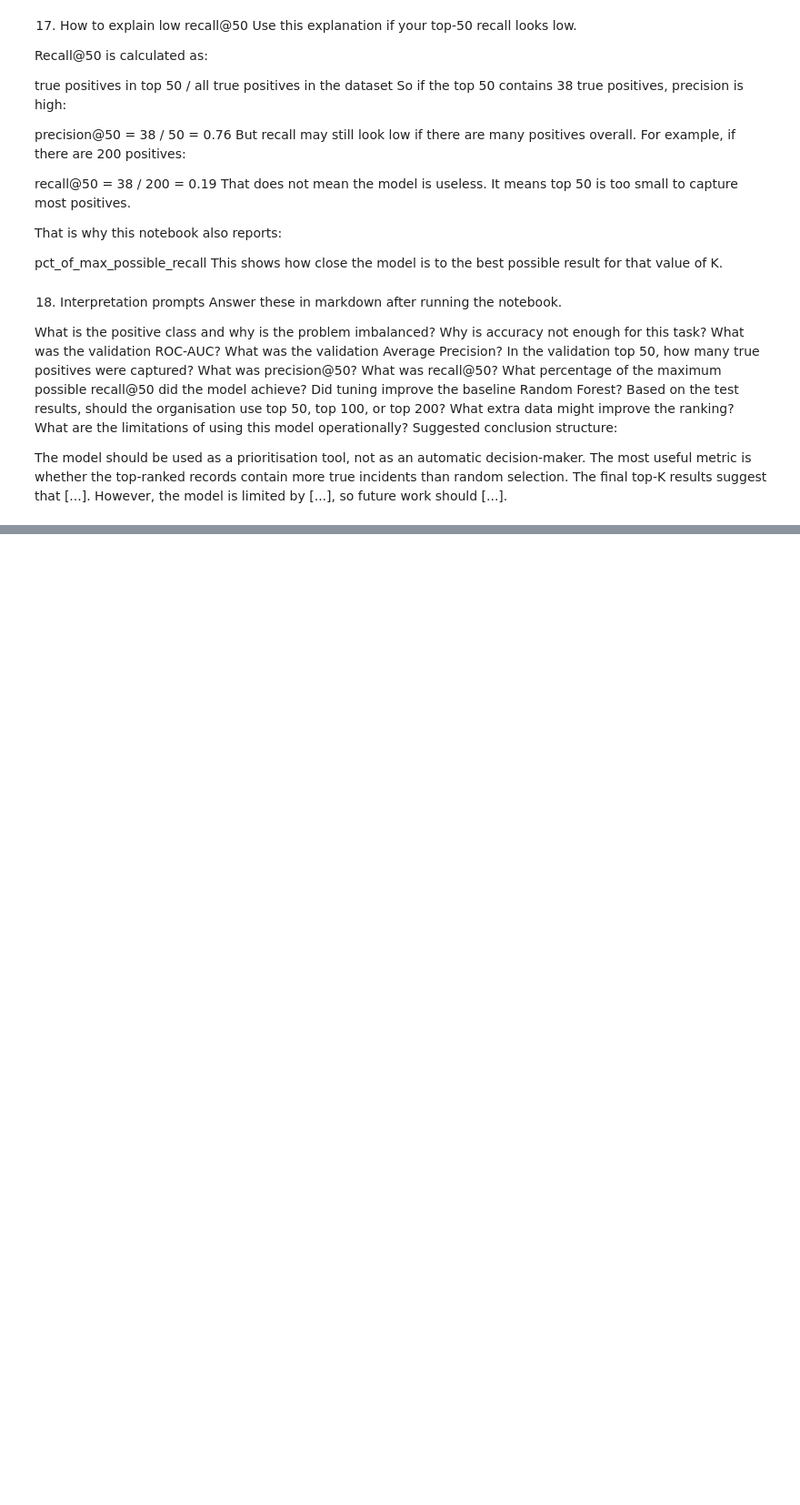
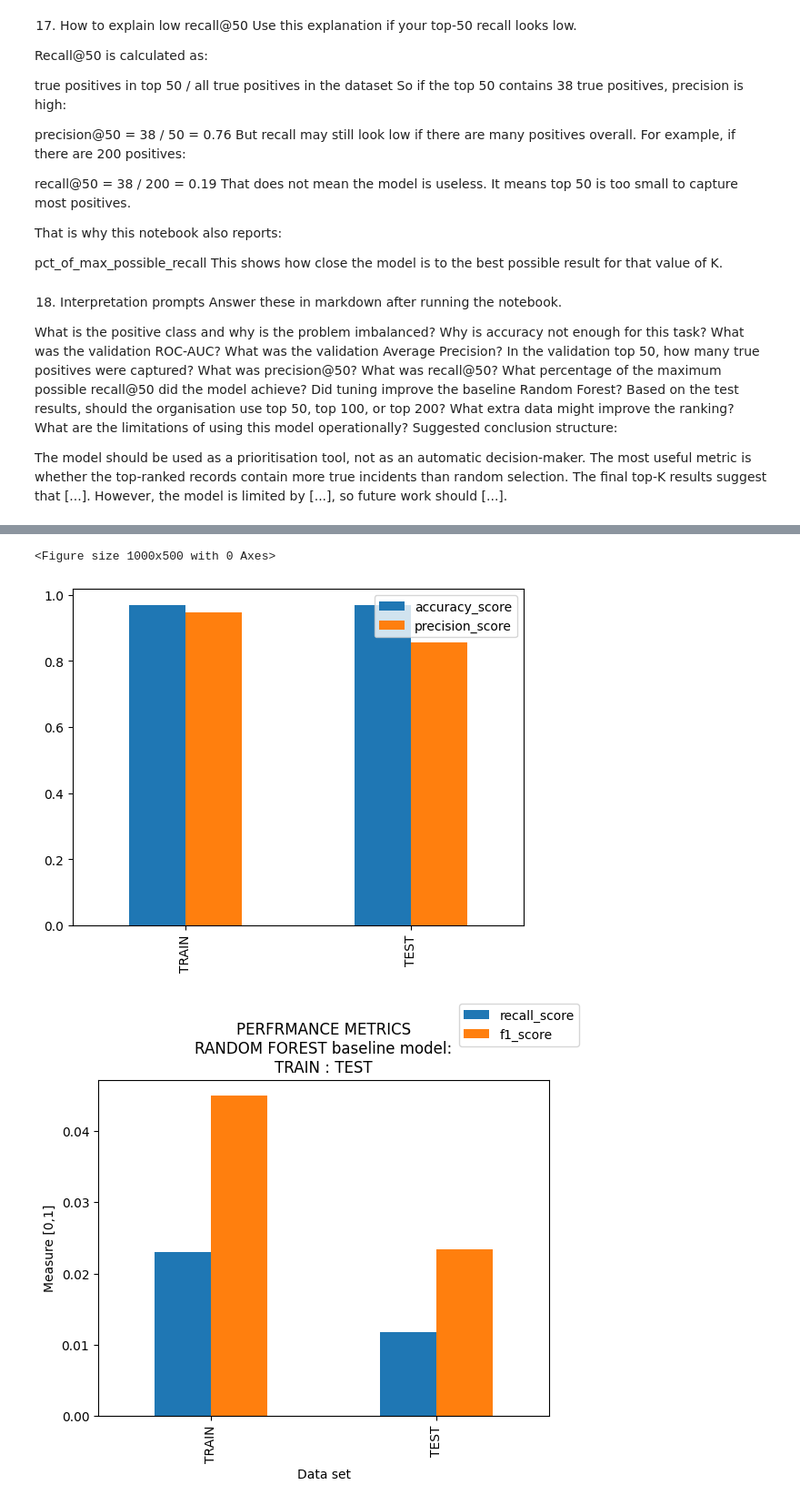
Before and after one commit to admason/C_Spark_Project, a Jupyter notebook: Fire_Recipe_Notebook.ipynb, the cells around one changed output, grey strips where cells are left out. Shown at 91% size. Drawn from its saved outputs; the diff is of its cells as text; code cells hidden in the pictures; blank space fills up the shorter version.

```diff
--- a/Fire_Recipe_Notebook.ipynb
+++ b/Fire_Recipe_Notebook.ipynb
@@ -929,0 +1072,9 @@ display(valid_top_k)
+# %%
+## fit X_train and y_train onto the best_rf_tuned model
+
+import time
+start_time = time.time()
+
+best_rf_tuned.fit(X_train, y_train)
+
+print("--- %s seconds ---" % (time.time() - start_time))
@@ -1196,0 +1430,5 @@ ranked_geolocs.to_csv('H:/OXFS Share/AdamMason/PROJECTS/C_SPark_Home_Safety/rank
+# %%
+# Model Performance
+# we can get performance of the model on the TRAIN data set from
+y_train_pred_best_rf =  best_rf.predict(X_train)
+y_train_pred_best_rf
@@ -1196,0 +1457,8 @@ ranked_geolocs.to_csv('H:/OXFS Share/AdamMason/PROJECTS/C_SPark_Home_Safety/rank
+# %%
+# 5. Evaluate on TEST SET:
+y_test_pred_best_rf = best_rf.predict(X_test)
+y_test_pred_best_rf
+
+target_names = ['0', '1']
+print("best_rf(X_test)\n\nClassification Report:")
+print(classification_report(y_test, y_test_pred_best_rf, target_names=target_names))
@@ -1196,0 +1484,9 @@ ranked_geolocs.to_csv('H:/OXFS Share/AdamMason/PROJECTS/C_SPark_Home_Safety/rank
+# %%
+d = {"accuracy_score":  [metrics.accuracy_score(y_train, y_train_pred_best_rf),  metrics.accuracy_score( y_test, y_test_pred_best_rf)],
+     "precision_score": [metrics.precision_score(y_train, y_train_pred_best_rf), metrics.precision_score(y_test, y_test_pred_best_rf)],
+     "recall_score":    [metrics.recall_score(y_train, y_train_pred_best_rf),    metrics.recall_score(   y_test, y_test_pred_best_rf)],
+     "f1_score":        [metrics.f1_score(y_train, y_train_pred_best_rf),        metrics.f1_score(       y_test, y_test_pred_best_rf)]
+    }
+print("RANDOM FOREST baseline: With respect to target variable = 1\n")
+RF_metrics = pd.DataFrame(data=d, index=['TRAIN', 'TEST'])
+RF_metrics
@@ -1196,0 +1498,14 @@ ranked_geolocs.to_csv('H:/OXFS Share/AdamMason/PROJECTS/C_SPark_Home_Safety/rank
+# %%
+plt.figure(figsize = (10,5))
+RF_metrics[['accuracy_score','precision_score']].plot(kind = 'bar', legend = True)
+RF_metrics[['recall_score',	'f1_score']].plot(kind = 'bar', legend = True)
+plt.title("PERFRMANCE METRICS\nRANDOM FOREST baseline model:\nTRAIN : TEST")
+#plt.legend(loc = " right")
+plt.legend(loc=(0.8,1.1))
+plt.xlabel('Data set')
+plt.ylabel('Measure [0,1]')
+plt.show()
+# %% [output]
+<Figure size 1000x500 with 0 Axes>
+[figure, added]
+[figure, added]
```
Also changed, not shown: parts of 74 cells of this notebook.
